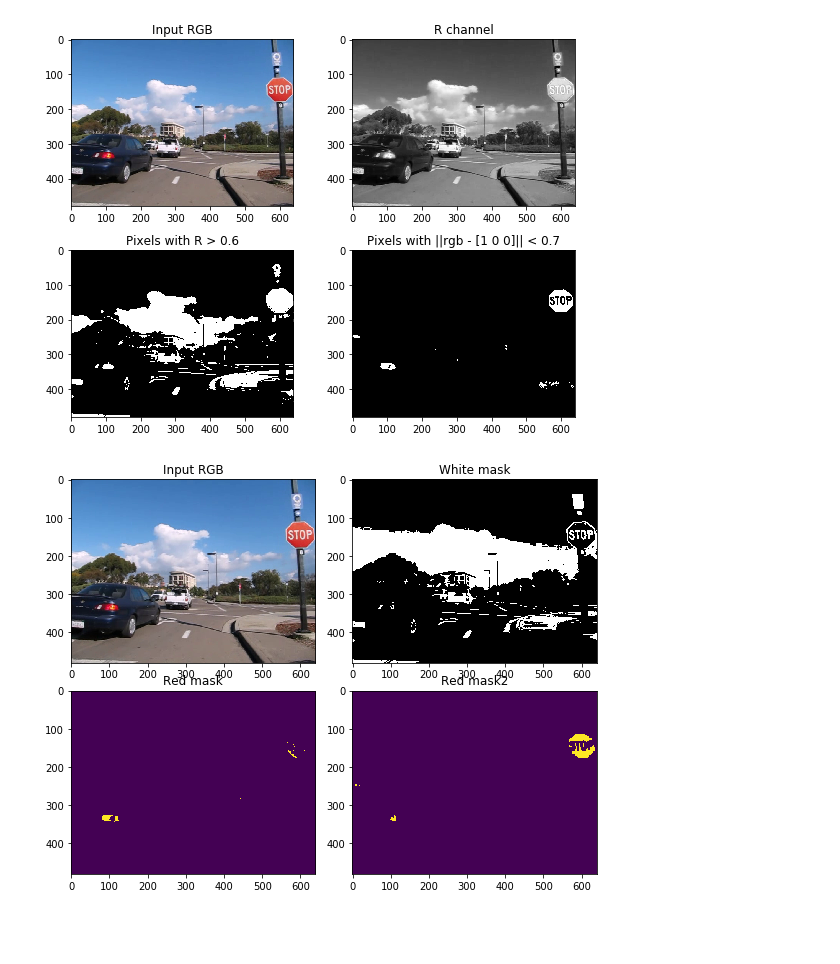
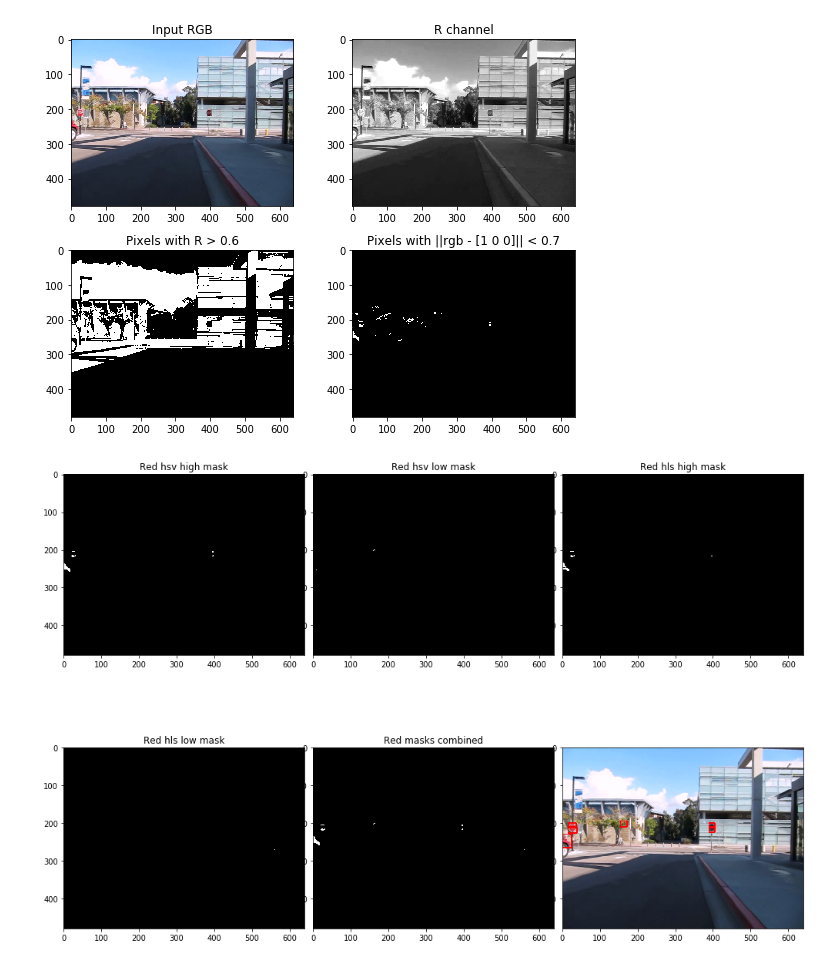
Before and after one commit to Olarm/EIT-HAM-gruppe4, a Jupyter notebook: robotic_vision/notebook.ipynb, the cells around one changed output. Drawn from its saved outputs; the diff is of its cells as text; code cells hidden in the pictures; blank space fills up the shorter version.

```diff
--- a/robotic_vision/notebook.ipynb
+++ b/robotic_vision/notebook.ipynb
@@ -3,8 +3,9 @@ import numpy as np
 import cv2
 import matplotlib.pyplot as plt
 # %%
-filename = '/Users/ola/dev/eit/data/signDatabasePublicFramesOnly/vid6/frameAnnotations-MVI_0071.MOV_annotations/stop_1323896588.avi_image29.png'
+filename = '/Users/ola/dev/eit/data/signDatabasePublicFramesOnly/vid6/frameAnnotations-MVI_0071.MOV_annotations/stop_1323896946.avi_image13.png'
 img = cv2.imread(filename, cv2.IMREAD_COLOR)
+imgray = cv2.cvtColor(img, cv2.COLOR_BGR2GRAY)
 # %%
 RGB_img = cv2.cvtColor(img, cv2.COLOR_BGR2RGB)
 
@@ -39,5 +49,5 @@ plt.title('Pixels with ||rgb - [1 0 0]|| < 0.7')
 plt.tight_layout()
 plt.show()
 # %% [output]
-[figure, old version]
+[figure, new version]
 # %%
@@ -58,19 +78,35 @@ white_mask = cv2.inRange(hls, low_white, high_white)
+# %%
+img_red_cnt = cv2.imread(filename, cv2.IMREAD_COLOR)
+ret, thresh = cv2.threshold(red_mask, 127, 255, 0)
+contours, hierarchy = cv2.findContours(thresh, cv2.RETR_TREE, cv2.CHAIN_APPROX_SIMPLE)
+
+for cnt in contours:
+    [x,y,w,h] = cv2.boundingRect(cnt)
+    w_n = w / np.sqrt(w**2 + h**2)
+    h_n = h / np.sqrt(w**2 + h**2)
+    if (np.sqrt(w**2 + h**2) > 2):# and (np.sqrt(w_n**2 - h_n**2) < 0.8):
+        cv2.rectangle(img_red_cnt ,(x-5,y-5),(x+w+5,y+h+5),(0,0,255),2)
 # %%
-plt.figure(figsize=(8,6))
-plt.subplot(221)
-plt.imshow(rgb)
-plt.title('Input RGB')
-plt.subplot(222)
-rgb_white = cv2.cvtColor(white_mask, cv2.COLOR_BGR2RGB)
+plt.figure(figsize=(14,10))
+plt.subplot(231)
+rgb_white = cv2.cvtColor(red_mask1, cv2.COLOR_BGR2RGB)
 plt.imshow(rgb_white)
-plt.title('White mask')
+plt.title('Red hsv high mask')
 plt.tight_layout()
-plt.subplot(223)
-plt.imshow(red_mask)
-plt.title('Red mask')
-plt.subplot(224)
-plt.imshow(red_mask2)
-plt.title('Red mask2')
+plt.subplot(232)
+plt.imshow(cv2.cvtColor(red_mask2, cv2.COLOR_BGR2RGB))
+plt.title('Red hsv low mask')
+plt.subplot(233)
+plt.imshow(cv2.cvtColor(red_mask3, cv2.COLOR_BGR2RGB))
+plt.title('Red hls high mask')
+plt.subplot(234)
+plt.imshow(cv2.cvtColor(red_mask4, cv2.COLOR_BGR2RGB))
+plt.title('Red hls low mask')
+plt.subplot(235)
+plt.imshow(cv2.cvtColor(red_mask, cv2.COLOR_BGR2RGB))
+plt.title('Red masks combined')
+plt.subplot(236)
+plt.imshow(cv2.cvtColor(img_red_cnt, cv2.COLOR_BGR2RGB))
 plt.show()
 # %% [output]
-[figure, old version]
+[figure, new version]
```
Also changed, not shown: parts of 6 cells of this notebook, 7 other files.
